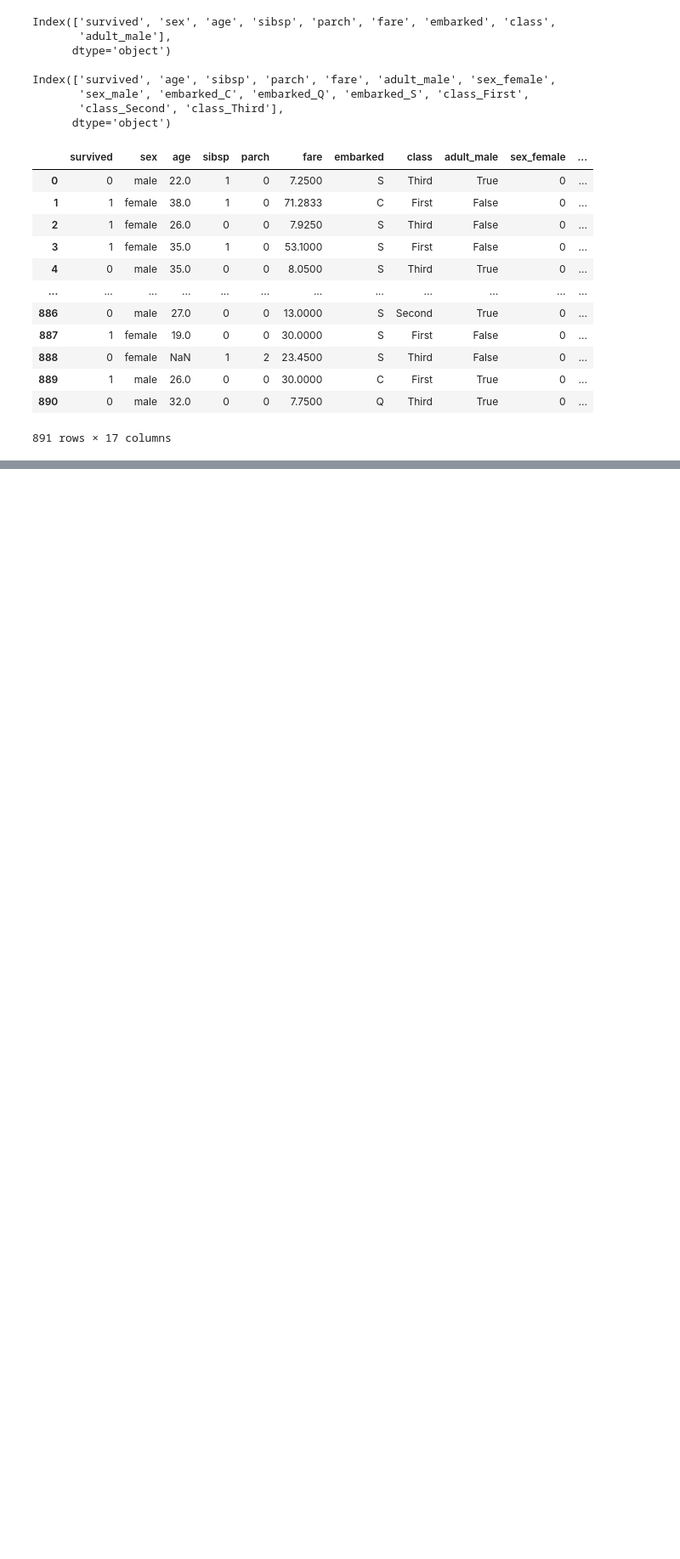
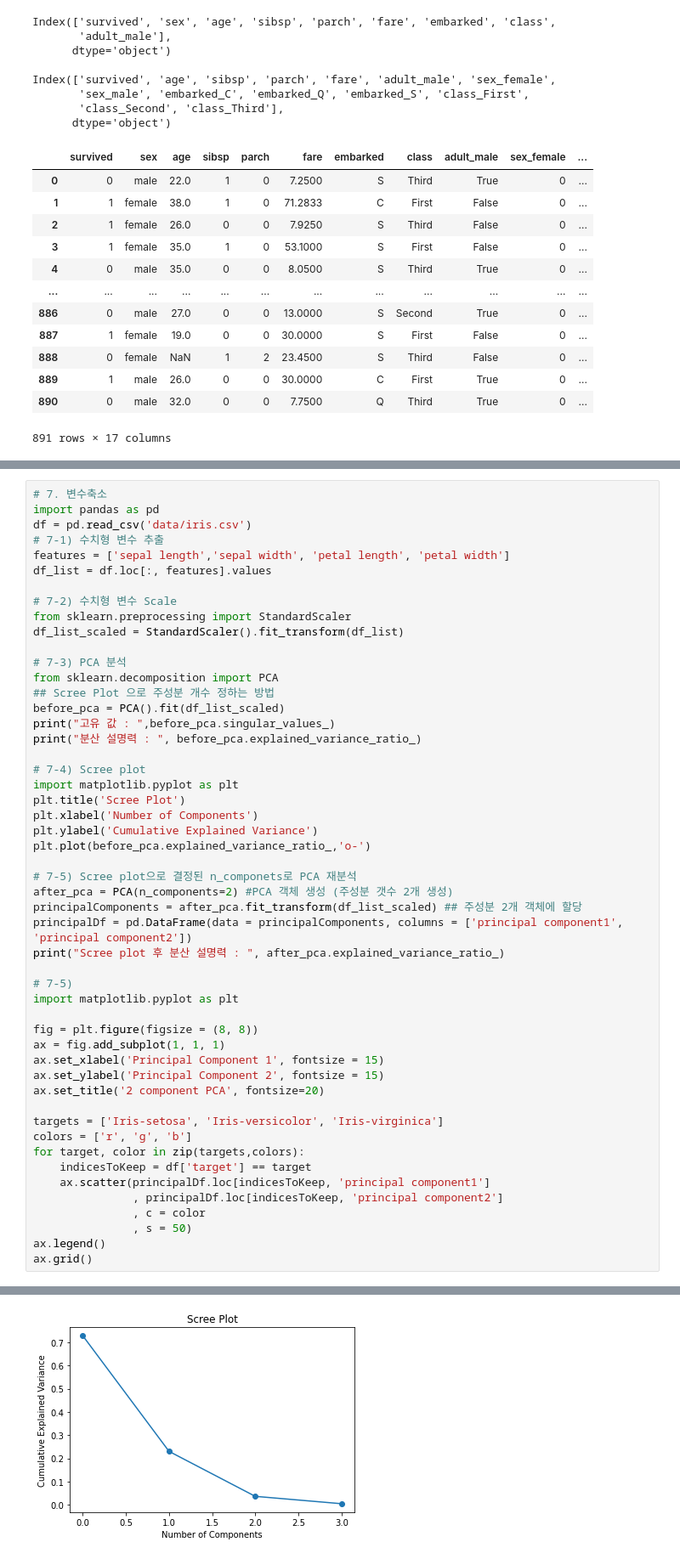
Before and after one commit to blackbutterfly0852/ADP_PRACTICE, a Jupyter notebook: 221118_데이터전처리.ipynb, the cells around one changed output, grey strips where cells are left out. Shown: that part at 85% size. Cells and saved outputs as stored; diff of their text form; blank space fills up the shorter version.

Commit message:
221118 변수축소

```diff
--- a/221118_데이터전처리.ipynb
+++ b/221118_데이터전처리.ipynb
@@ -568,0 +590,52 @@ Index(['survived', 'age', 'sibsp', 'parch', 'fare', 'adult_male', 'sex_female',
+# %%
+# 7. 변수축소
+import pandas as pd
+df = pd.read_csv('data/iris.csv')
+# 7-1) 수치형 변수 추출
+features = ['sepal length','sepal width', 'petal length', 'petal width']
+df_list = df.loc[:, features].values
+
+# 7-2) 수치형 변수 Scale
+from sklearn.preprocessing import StandardScaler
+df_list_scaled = StandardScaler().fit_transform(df_list)
+
+# 7-3) PCA 분석
+from sklearn.decomposition import PCA
+## Scree Plot 으로 주성분 개수 정하는 방법
+before_pca = PCA().fit(df_list_scaled)
+print("고유 값 : ",before_pca.singular_values_)
+print("분산 설명력 : ", before_pca.explained_variance_ratio_)
+
+# 7-4) Scree plot
+import matplotlib.pyplot as plt
+plt.title('Scree Plot')
+plt.xlabel('Number of Components')
+plt.ylabel('Cumulative Explained Variance')
+plt.plot(before_pca.explained_variance_ratio_,'o-')
+
+# 7-5) Scree plot으로 결정된 n_componets로 PCA 재분석
+after_pca = PCA(n_components=2) #PCA 객체 생성 (주성분 갯수 2개 생성)
+principalComponents = after_pca.fit_transform(df_list_scaled) ## 주성분 2개 객체에 할당
+principalDf = pd.DataFrame(data = principalComponents, columns = ['principal component1', 'principal component2'])
+print("Scree plot 후 분산 설명력 : ", after_pca.explained_variance_ratio_)
+
+# 7-5)
+import matplotlib.pyplot as plt
+
+fig = plt.figure(figsize = (8, 8))
+ax = fig.add_subplot(1, 1, 1)
+ax.set_xlabel('Principal Component 1', fontsize = 15)
+ax.set_ylabel('Principal Component 2', fontsize = 15)
+ax.set_title('2 component PCA', fontsize=20)
+
+targets = ['Iris-setosa', 'Iris-versicolor', 'Iris-virginica']
+colors = ['r', 'g', 'b']
+for target, color in zip(targets,colors):
+    indicesToKeep = df['target'] == target
+    ax.scatter(principalDf.loc[indicesToKeep, 'principal component1']
+               , principalDf.loc[indicesToKeep, 'principal component2']
+               , c = color
+               , s = 50)
+ax.legend()
+ax.grid()
+# %% [output]
@@ -568,0 +646 @@ Index(['survived', 'age', 'sibsp', 'parch', 'fare', 'adult_male', 'sex_female',
+[figure, added]
```
Also changed, not shown: parts of 2 cells of this notebook.
